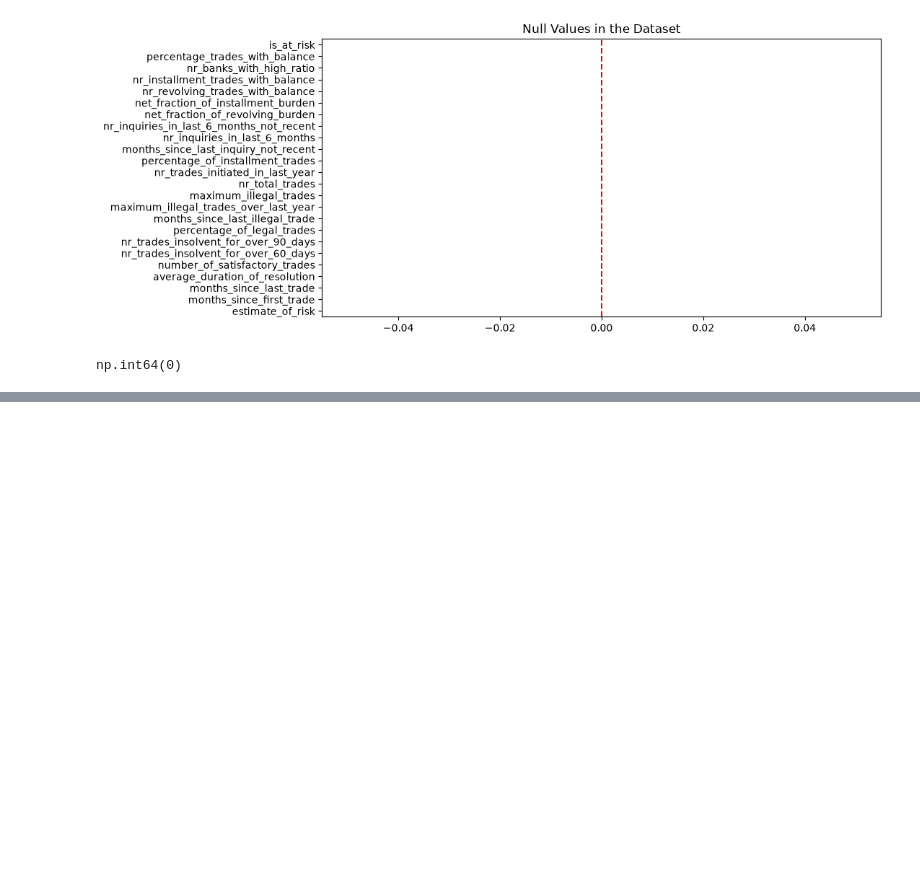
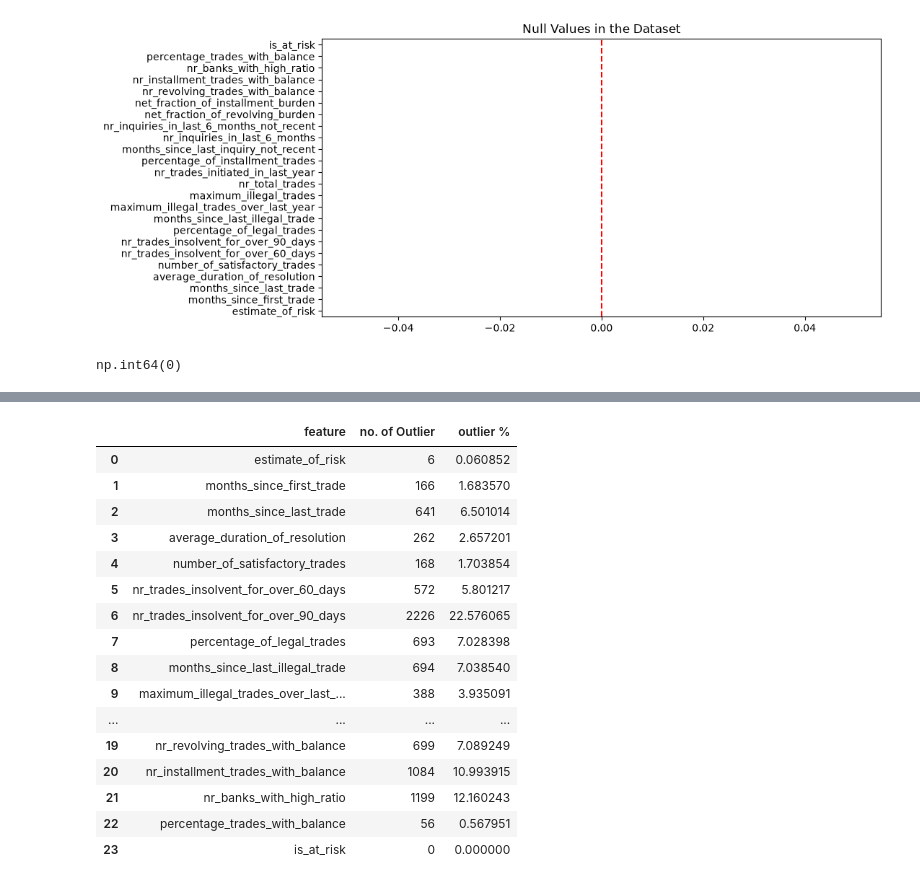
Before and after one commit to deveshdubey18/credit_risk_assessment_model, a Jupyter notebook: eda/EDA.ipynb, the cells around one changed output, grey strips where cells are left out. Saved outputs shown, nothing was run; the diff lists cells and outputs as text; code cells hidden in the pictures; blank space fills up the shorter version.

```diff
--- a/eda/EDA.ipynb
+++ b/eda/EDA.ipynb
@@ -97,0 +109,39 @@ sns.boxplot(df,orient='h')
+# %%
+# outliers handling
+from collections import OrderedDict
+outlier = []
+for i in df.columns:
+    Q1 = df[i].quantile(0.25)
+    Q3 = df[i].quantile(0.75)
+
+    IQR = Q3-Q1
+
+    LW = Q1 - 1.5*IQR
+    UW = Q3 + 1.5*IQR
+
+    order = OrderedDict({
+        'feature': df[i].name,
+        'no. of Outlier': ((df[i] < LW) | (df[i] > UW)).sum(),
+        'outlier %': (((df[i] < LW) | (df[i] > UW)).sum()/len(df[i]))*100,
+    })
+    outlier.append(order)
+outlier_report = pd.DataFrame(outlier)
+outlier_report
+# %% [output]
+|  | feature | no. of Outlier | outlier % |
+| 0 | estimate_of_risk | 6 | 0.060852 |
+| 1 | months_since_first_trade | 166 | 1.683570 |
+| 2 | months_since_last_trade | 641 | 6.501014 |
+| 3 | average_duration_of_resolution | 262 | 2.657201 |
+| 4 | number_of_satisfactory_trades | 168 | 1.703854 |
+| 5 | nr_trades_insolvent_for_over_60_days | 572 | 5.801217 |
+| 6 | nr_trades_insolvent_for_over_90_days | 2226 | 22.576065 |
+| 7 | percentage_of_legal_trades | 693 | 7.028398 |
+| 8 | months_since_last_illegal_trade | 694 | 7.038540 |
+| 9 | maximum_illegal_trades_over_last_... | 388 | 3.935091 |
+| ... | ... | ... | ... |
+| 19 | nr_revolving_trades_with_balance | 699 | 7.089249 |
+| 20 | nr_installment_trades_with_balance | 1084 | 10.993915 |
+| 21 | nr_banks_with_high_ratio | 1199 | 12.160243 |
+| 22 | percentage_trades_with_balance | 56 | 0.567951 |
+| 23 | is_at_risk | 0 | 0.000000 |
```
Also changed, not shown: parts of 7 cells of this notebook.
